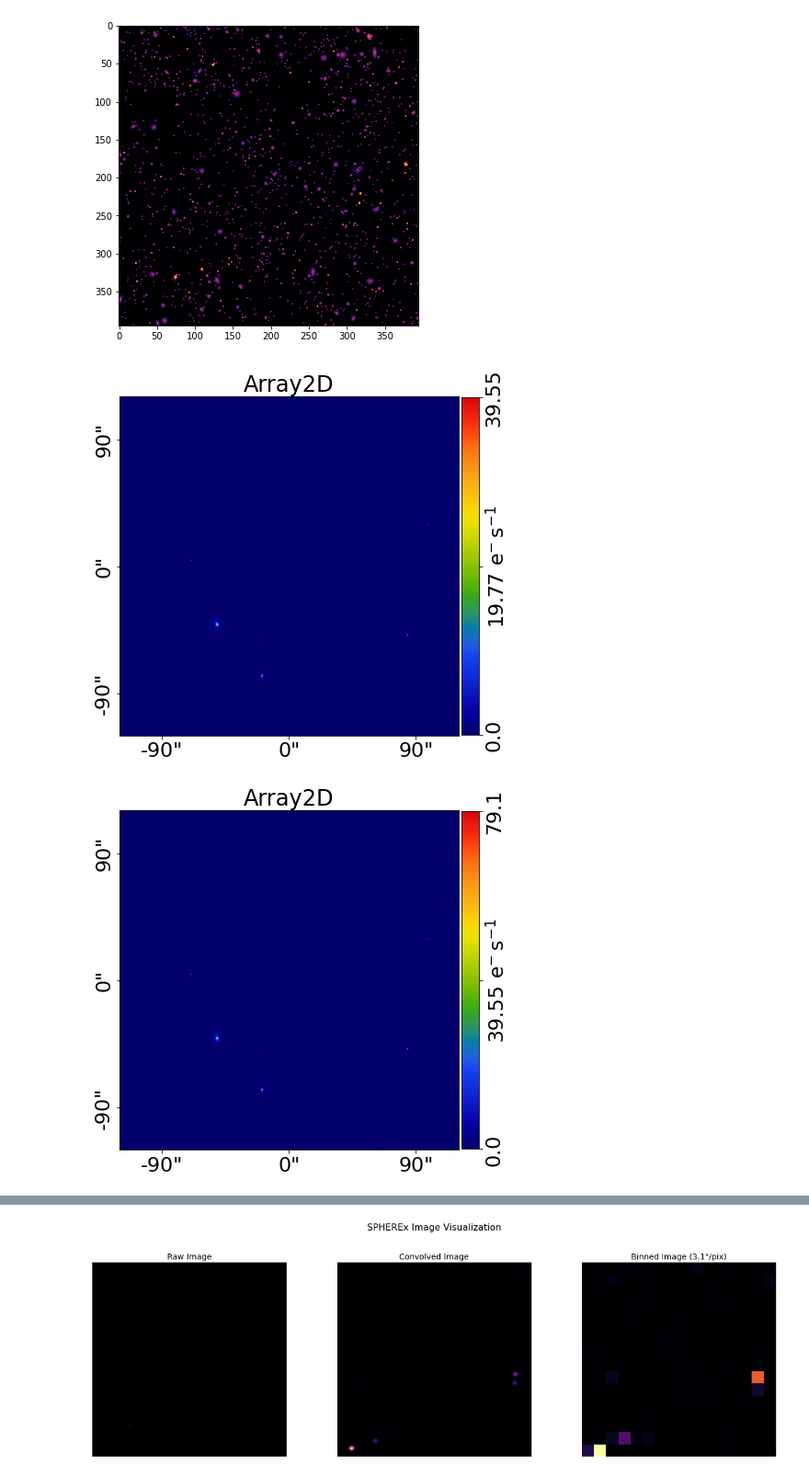
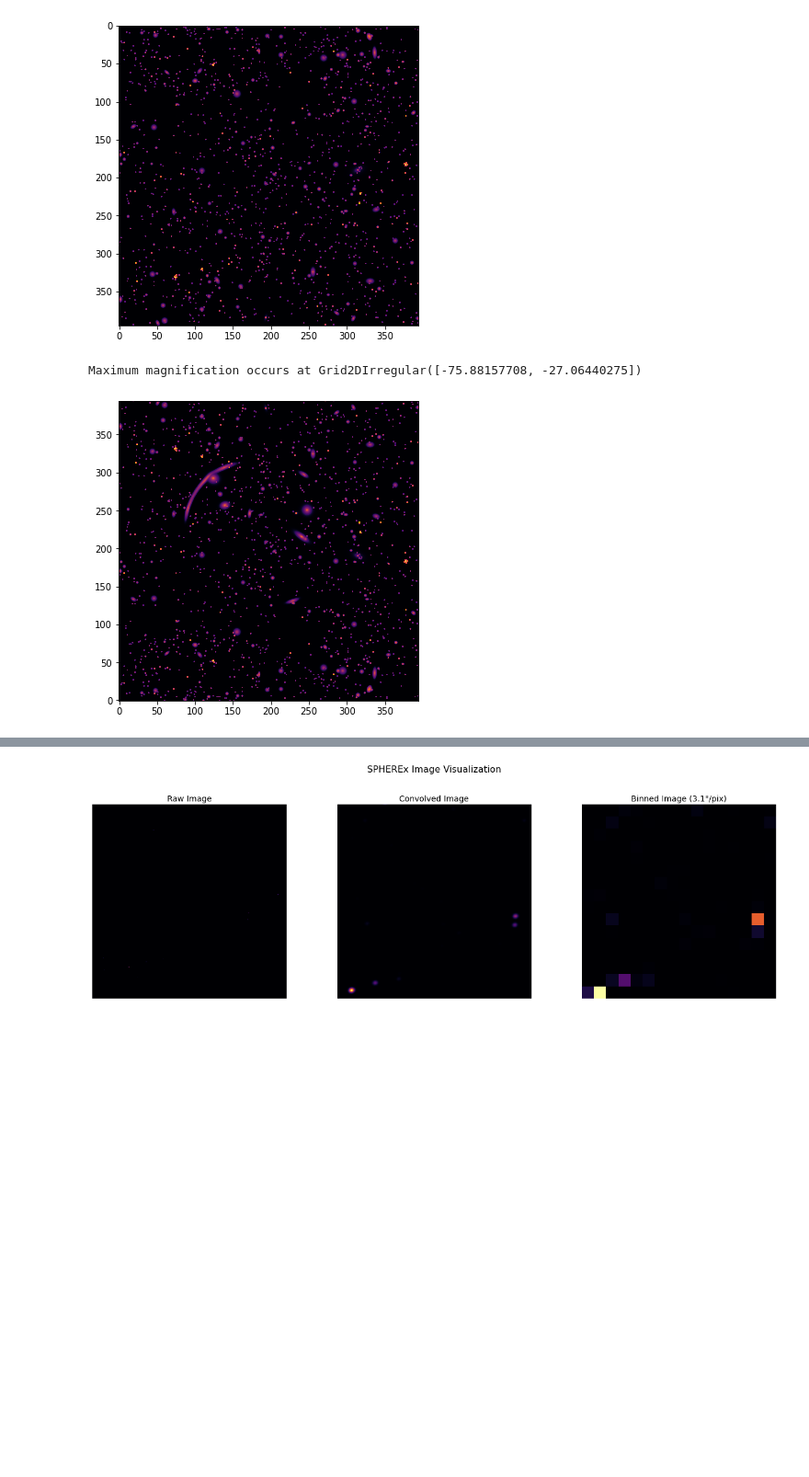
Before and after one commit to moomanchuu/SPHEREx-ML-marco-jame-proj, a Jupyter notebook: backlens1.ipynb, the cells around one changed output, grey strips where cells are left out. Shown at 92% size. Drawn from its saved outputs; the diff is of its cells as text; code cells hidden in the pictures; blank space fills up the shorter version.

```diff
--- a/backlens1.ipynb
+++ b/backlens1.ipynb
@@ -134,27 +151,34 @@ import autolens_config
 # %%
 %autoreload 2
 background = images[1]
 fake = np.array([None, None])
-multiple = False
+multiple = True
 
-combined_raw = galaxy.wrapperFunction(10, fake, multiple)
+# n = 10 # 10 for single clusters, not multiple
+# # n = 3
+if multiple == False:
+    n = 10
+else:
+    n = 3
+
+combined_raw = galaxy.wrapperFunction(n, background, multiple)
 
 # background = images[0]
 # overlay_image = background + imageRaw
 
-# plt.figure(figsize=(6, 6))
+plt.figure(figsize=(6, 6))
 
-# plt.imshow(combined_raw, cmap="inferno", origin="lower", norm=mpl.colors.SymLogNorm(linthresh=0.005))
-# # plt.set_title("Cluster Overlaid on Background")
-# # plt.set_xlabel("X Coordinate")
-# # plt.set_ylabel("Y Coordinate")
-# # plt.colorbar(label="Intensity")
+plt.imshow(combined_raw, cmap="inferno", origin="lower", norm=mpl.colors.SymLogNorm(linthresh=0.005))
+# plt.set_title("Cluster Overlaid on Background")
+# plt.set_xlabel("X Coordinate")
+# plt.set_ylabel("Y Coordinate")
+# plt.colorbar(label="Intensity")
 
-# # plt.tight_layout()
-# plt.show()
+# plt.tight_layout()
+plt.show()
 # %% [output]
+Maximum magnification occurs at Grid2DIrregular([-75.88157708, -27.06440275])
-[figure, old version]
+[figure, new version]
-[figure, removed]
 # %%
 import h5py
 
```
Also changed, not shown: parts of 3 cells of this notebook, 6 other files.
